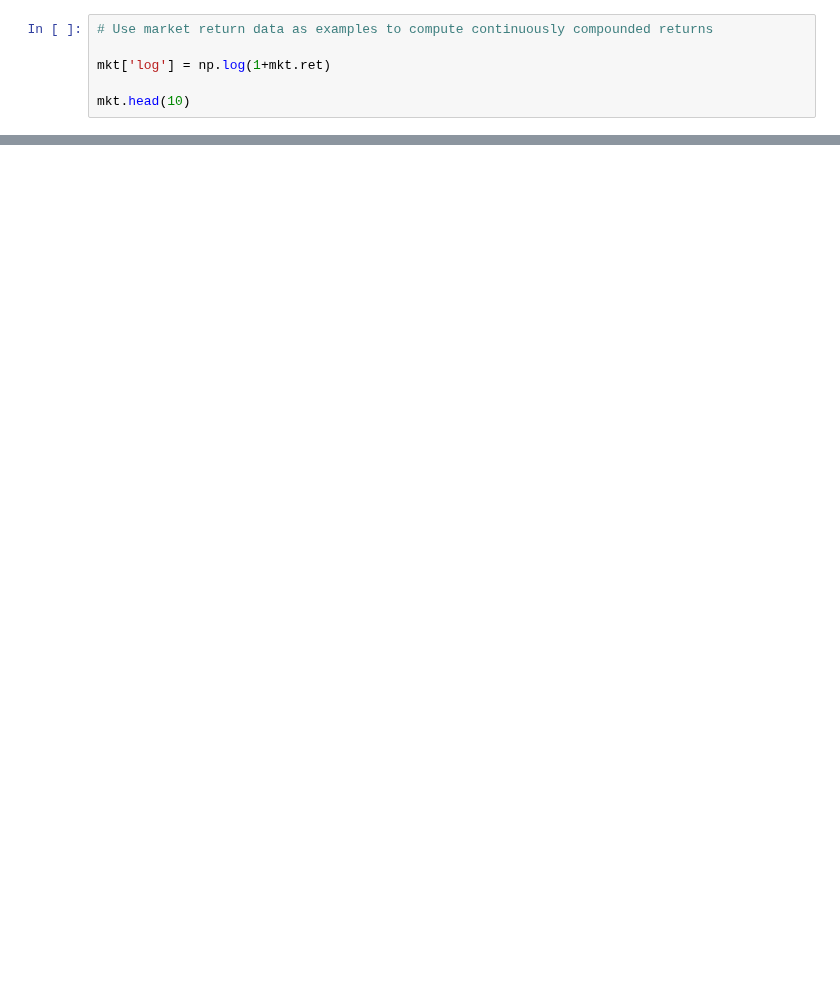
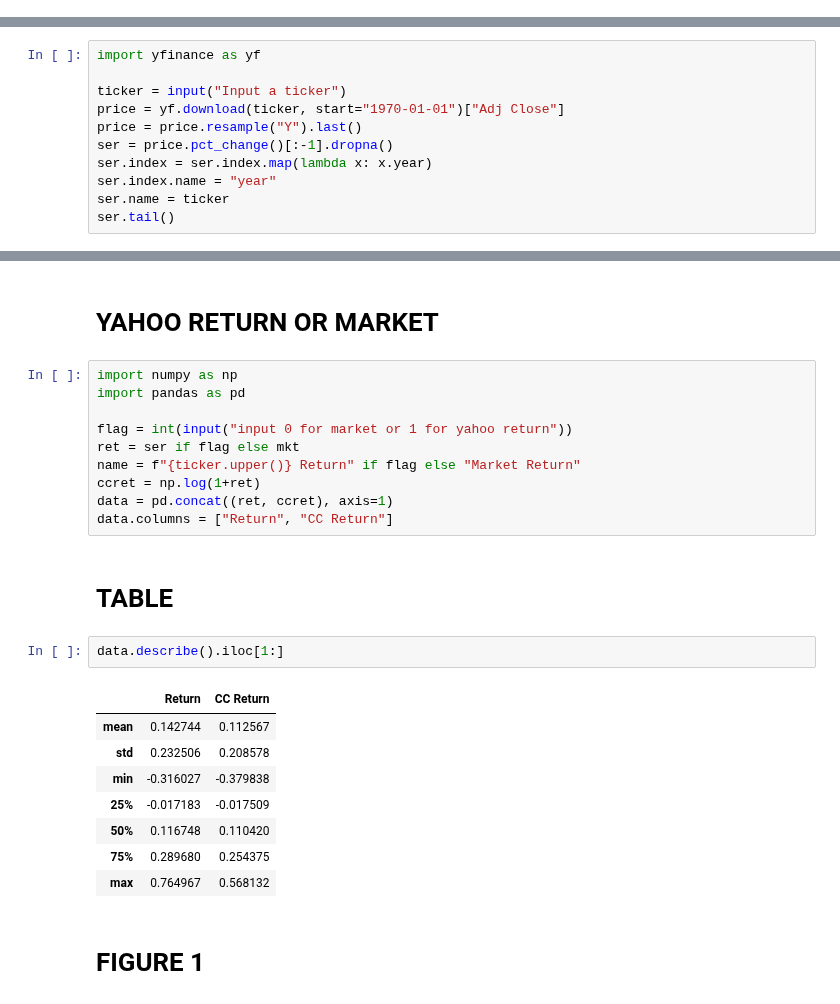
Before and after one commit to learn-investments/notebooks, a Jupyter notebook: risk and return/continuously compounded returns.ipynb, the cells around one changed output, grey strips where cells are left out. Saved outputs shown, nothing was run; the diff lists cells and outputs as text; blank space fills up the shorter version.

Commit message:
cont comp returns

```diff
--- a/risk and return/continuously compounded returns.ipynb
+++ b/risk and return/continuously compounded returns.ipynb
@@ -49,6 +19,0 @@ annual.head(10)
-# %%
-# Use market return data as examples to compute continuously compounded returns
-
-mkt['log'] = np.log(1+mkt.ret)
-
-mkt.head(10)
@@ -80,0 +22,11 @@ tbl
+# %%
+import yfinance as yf
+
+ticker = input("Input a ticker")
+price = yf.download(ticker, start="1970-01-01")["Adj Close"]
+price = price.resample("Y").last()
+ser = price.pct_change()[:-1].dropna()
+ser.index = ser.index.map(lambda x: x.year)
+ser.index.name = "year"
+ser.name = ticker
+ser.tail()
@@ -80,0 +42,27 @@ tbl
+# %% [markdown]
+# YAHOO RETURN OR MARKET
+# %%
+import numpy as np
+import pandas as pd
+
+flag = int(input("input 0 for market or 1 for yahoo return"))
+ret = ser if flag else mkt
+name = f"{ticker.upper()} Return" if flag else "Market Return"
+ccret = np.log(1+ret)
+data = pd.concat((ret, ccret), axis=1)
+data.columns = ["Return", "CC Return"]
+# %% [markdown]
+# TABLE
+# %%
+data.describe().iloc[1:]
+# %% [output]
+|  | Return | CC Return |
+| mean | 0.142744 | 0.112567 |
+| std | 0.232506 | 0.208578 |
+| min | -0.316027 | -0.379838 |
+| 25% | -0.017183 | -0.017509 |
+| 50% | 0.116748 | 0.110420 |
+| 75% | 0.289680 | 0.254375 |
+| max | 0.764967 | 0.568132 |
+# %% [markdown]
+# FIGURE 1
```
Also changed, not shown: parts of 10 cells of this notebook.
